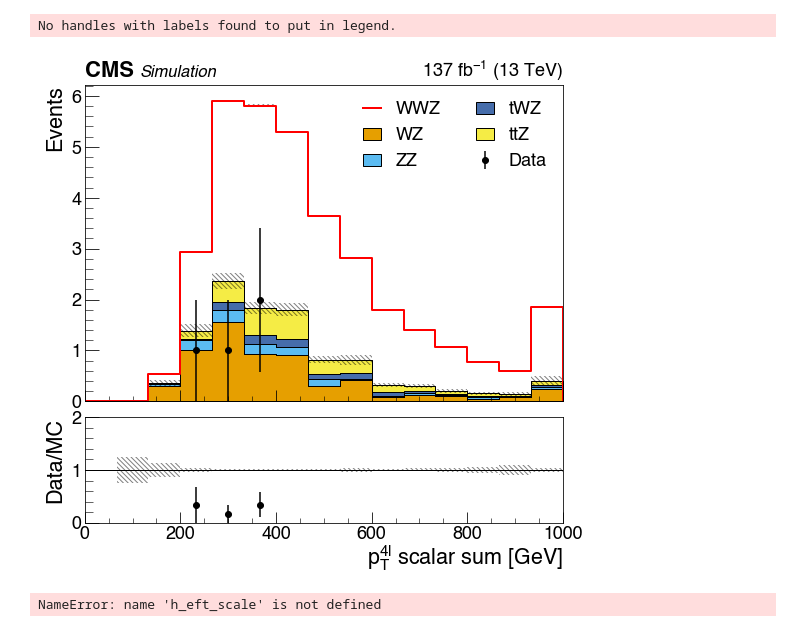
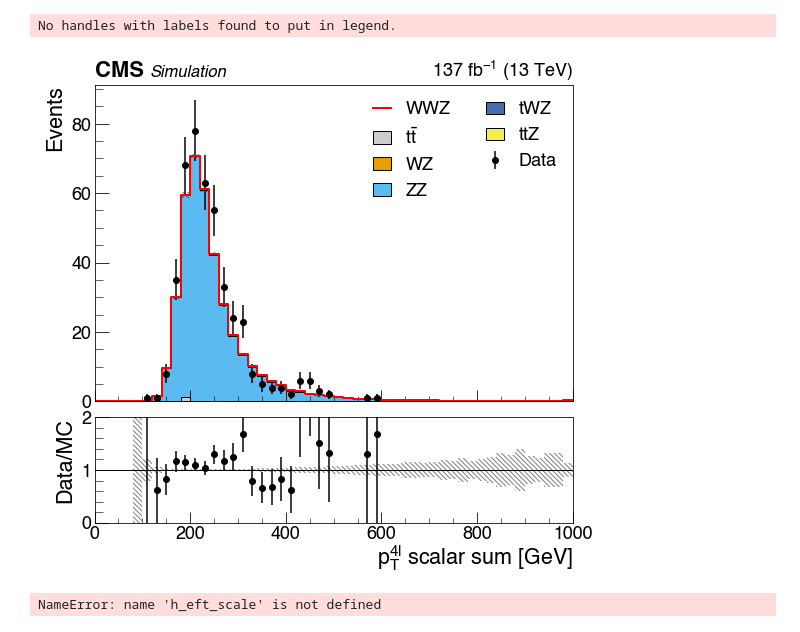
Before and after one commit to guitargeek/WWZ-leptonic-EFT-analysis, a Jupyter notebook: scratch/EFTFit.ipynb, the cells around one changed output. Drawn from its saved outputs; the diff is of its cells as text; code cells hidden in the pictures.

```diff
--- a/scratch/EFTFit.ipynb
+++ b/scratch/EFTFit.ipynb
@@ -21,7 +91,7 @@ from geeksw.utils.data_loader_tools import make_data_loader, TreeWrapper, list_r
 def analyze_dataset(year, short_name, override_path=None, scale=1.):
     df_full = libwwz.utils.load_four_lepton_skim(year, short_name)
 
-    return libwwz.four_lepton_analysis.four_lepton_analysis(df_full, use_z_id_as_w_id=True)
+    return libwwz.four_lepton_analysis.four_lepton_analysis(df_full, use_z_id_as_w_id=False)
 # %%
 samples_info = {"wwz" : [(2016, "WWZ_incl"), # skim validated for all years
                          (2017, "WWZ_4l"),
@@ -35,25 +105,13 @@ samples_info = {"wwz" : [(2016, "WWZ_incl"), # skim validated for all years
                 "zz" : [(2016, "ZZ"), (2017, "ZZ"), (2018, "ZZ_ext1")],
                "wz" : [(2016, "WZ"), (2017, "WZ"), (2018, "WZ")],
                "twz" : [(2016, "TWZ"), (2017, "TWZ"), (2018, "TWZ")],
+               "tt" : [
+                   (2016, "TTDL"),
+                   (2016, "TTSLtop"),
+                   (2016, "TTSLtopbar"),
+                   (2017, "TTDL"),
+                   (2017, "TTSL"),
+                   (2018, "TTDL"),
+                   (2018, "TTSL"),
+               ],
                "othernoh" : [(2016, "DY_high"), (2017, "DY_high"), (2018, "DY_high")]}
-# %%
-def analyze_data():
-    dfs = []
-    paths = ["/scratch/skims/data/2016/data_Run2016Bv1_ee/four_lepton_skim",
-            "/scratch/skims/data/2016/data_Run2016Bv2_ee/four_lepton_skim",
-            "/scratch/skims/data/2016/data_Run2016C_ee/four_lepton_skim",
-             "/scratch/skims/data/2016/data_Run2016D_ee/four_lepton_skim",
-             "/scratch/skims/data/2016/data_Run2016E_ee/four_lepton_skim",
-             "/scratch/skims/data/2016/data_Run2016F_ee/four_lepton_skim",
-             "/scratch/skims/data/2017/data_Run2017B_ee/four_lepton_skim",
-             "/scratch/skims/data/2017/data_Run2017C_ee/four_lepton_skim",
-             "/scratch/skims/data/2017/data_Run2017D_ee/four_lepton_skim",
-             "/scratch/skims/data/2017/data_Run2017E_ee/four_lepton_skim",
-             "/scratch/skims/data/2017/data_Run2017F_ee/four_lepton_skim",
-            "/scratch/skims/data/2018/EGamma_2018A/four_lepton_skim",
-            ]
-    for path in paths:
-        df_full = libwwz.utils.load_four_lepton_skim(None, None, override_path=path)
-        dfs.append(libwwz.four_lepton_analysis.four_lepton_analysis(df_full, use_z_id_as_w_id=True))
-
-    return pd.concat(dfs, ignore_index=True, axis=0)
@@ -86,6 +212,8 @@ samples["wwz"] = analyze_sample("wwz")
 samples["data"] = analyze_data()
 # %%
 samples["ttz"] = analyze_sample("ttz")
+# %%
+samples["tt"] = analyze_sample("tt")
 # %%
 samples["zz"] = analyze_sample("zz")
 # %%
@@ -154,40 +282,40 @@ samples["wz"].query("ZCand_mass_1 > 0")[['z_lep_1_idx', 'z_lep_2_idx', 'w_lep_1_
 # %%
-query = "category == 'EMu' and m_ll > 135"# and MET_pt < 50"
-#query = "category == 'OffZ'"# and MET_pt < 50"
+#query = "category == 'EMu' and m_ll > 135"# and MET_pt < 50"
+query = "category == 'OnZ'"# and MET_pt < 50"
 #query = "m_ll > 100"
 #query = "not category == 'OnZ'"
 
-bins = np.linspace(0, 1000, 16)
-#bins = np.linspace(0, 500, 15)
+bins = np.linspace(0, 1000, 51)
+#bins = np.linspace(0, 250, 4)
 
 wwz_plotting.wvz_hist(
     samples,
     "sT",
     #"m_ll",
     bins,
     #query="is_ChannelEMu",
     main_background="ttz",
     plot_data=True,
     data_scale=None,
     ratio_plot=True,
     xlabel=r"$p_T^{4l}$ scalar sum [GeV]",
     query=query,
     stack_signal_on_background=True,
     #ylim=(0,7.4),
     #log_scale=True,
 )
 #plt.show()
 df_q = samples["wwz"].query(query)
 #h = np.histogram(clip(df_q["sT"], a_max=bins[-1]), bins, weights=df_q["weight"])[0] * h_eft_scale
 #plt.step(bins[1:], h, label=r"WWZ $f_{T0} = 1$ TeV${}^{-4}$")
 plt.legend(loc="upper left")
 plt.savefig("eft_plot.pdf")
 plt.show()
 plt.close()
 #plt.ylim(0, 11)
 # %% [output]
 No handles with labels found to put in legend.
-[figure, old version]
+[figure, new version]
 # %%
 h_eft_scale
 # %% [output]
```
Also changed, not shown: parts of 25 cells of this notebook, 9 other files.
